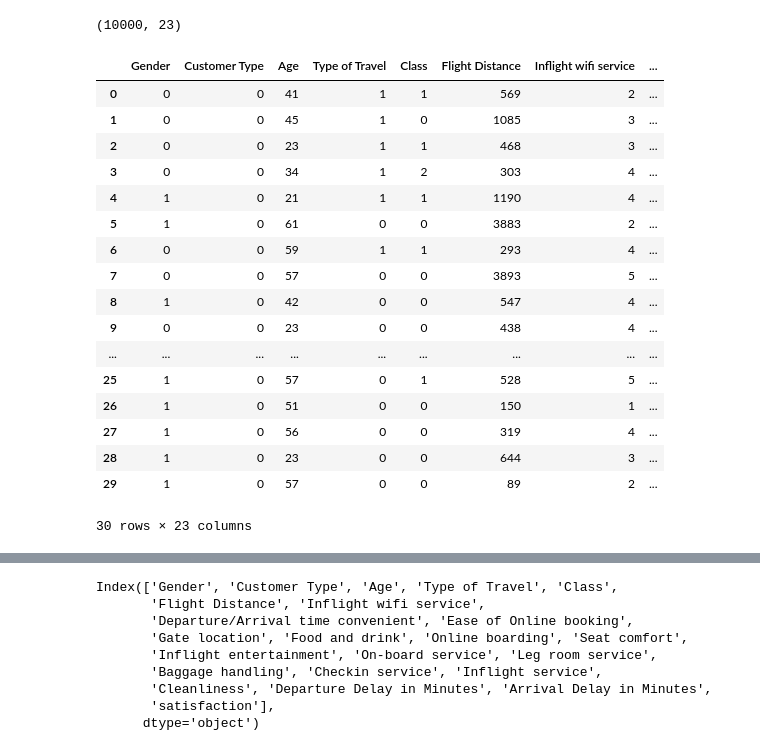
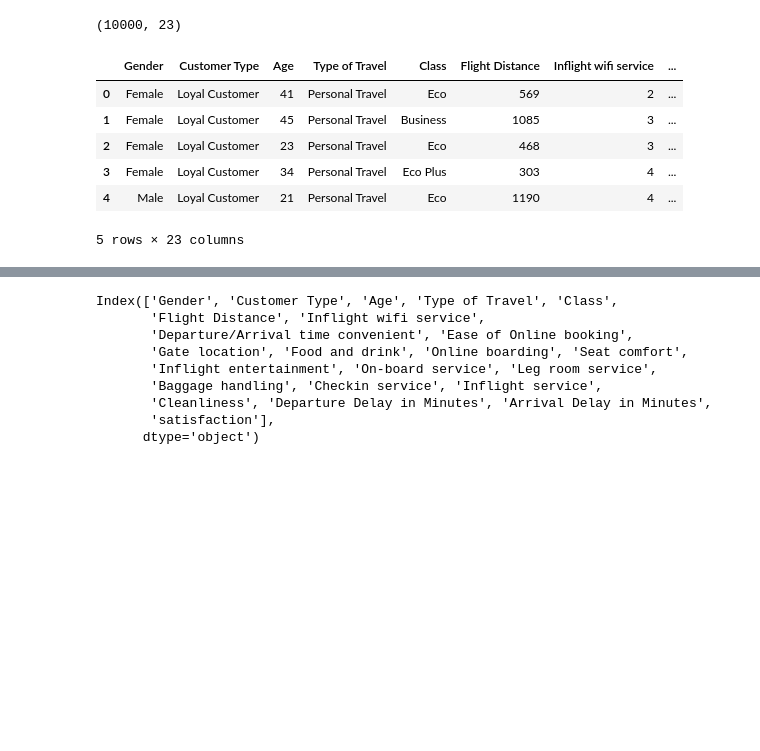
Before and after one commit to h-wi/2022_Fall-Ajou-ML, a Jupyter notebook: HW1_ipynb의_사본.ipynb, the cells around one changed output, grey strips where cells are left out. Drawn from its saved outputs; the diff is of its cells as text; code cells hidden in the pictures; blank space fills up the shorter version.

```diff
--- a/HW1_ipynb의_사본.ipynb
+++ b/HW1_ipynb의_사본.ipynb
@@ -54,27 +56,16 @@ data.shape # (10000, 23) => 10000 개의 row(행), 23 개의 column(열)을 가
 # %%
 # head() 함수를 이용하여 해당 데이터의 맨 위 5개의 원소를 볼 수 있습니다.
 # 더 많은 행을 보고 싶다면 ()안에 숫자를 넣어주시면 됩니다.
 
-data.head(30)
+data.head()
 # %% [output]
 |  | Gender | Customer Type | Age | Type of Travel | Class | Flight Distance | Inflight wifi service | ... |
-| 0 | 0 | 0 | 41 | 1 | 1 | 569 | 2 | ... |
-| 1 | 0 | 0 | 45 | 1 | 0 | 1085 | 3 | ... |
-| 2 | 0 | 0 | 23 | 1 | 1 | 468 | 3 | ... |
-| 3 | 0 | 0 | 34 | 1 | 2 | 303 | 4 | ... |
-| 4 | 1 | 0 | 21 | 1 | 1 | 1190 | 4 | ... |
-| 5 | 1 | 0 | 61 | 0 | 0 | 3883 | 2 | ... |
-| 6 | 0 | 0 | 59 | 1 | 1 | 293 | 4 | ... |
-| 7 | 0 | 0 | 57 | 0 | 0 | 3893 | 5 | ... |
-| 8 | 1 | 0 | 42 | 0 | 0 | 547 | 4 | ... |
-| 9 | 0 | 0 | 23 | 0 | 0 | 438 | 4 | ... |
-| ... | ... | ... | ... | ... | ... | ... | ... | ... |
-| 25 | 1 | 0 | 57 | 0 | 1 | 528 | 5 | ... |
-| 26 | 1 | 0 | 51 | 0 | 0 | 150 | 1 | ... |
-| 27 | 1 | 0 | 56 | 0 | 0 | 319 | 4 | ... |
-| 28 | 1 | 0 | 23 | 0 | 0 | 644 | 3 | ... |
-| 29 | 1 | 0 | 57 | 0 | 0 | 89 | 2 | ... |
+| 0 | Female | Loyal Customer | 41 | Personal Travel | Eco | 569 | 2 | ... |
+| 1 | Female | Loyal Customer | 45 | Personal Travel | Business | 1085 | 3 | ... |
+| 2 | Female | Loyal Customer | 23 | Personal Travel | Eco | 468 | 3 | ... |
+| 3 | Female | Loyal Customer | 34 | Personal Travel | Eco Plus | 303 | 4 | ... |
+| 4 | Male | Loyal Customer | 21 | Personal Travel | Eco | 1190 | 4 | ... |
-30 rows × 23 columns
+5 rows × 23 columns
 # %%
 # tail() 함수를 이용하여 해당 데이터의 맨 뒤 5개의 원소를 볼 수 있습니다.
 # 더 많은 행을 보고 싶다면 ()안에 숫자를 넣어주시면 됩니다.
```
Also changed, not shown: parts of 23 cells of this notebook.
